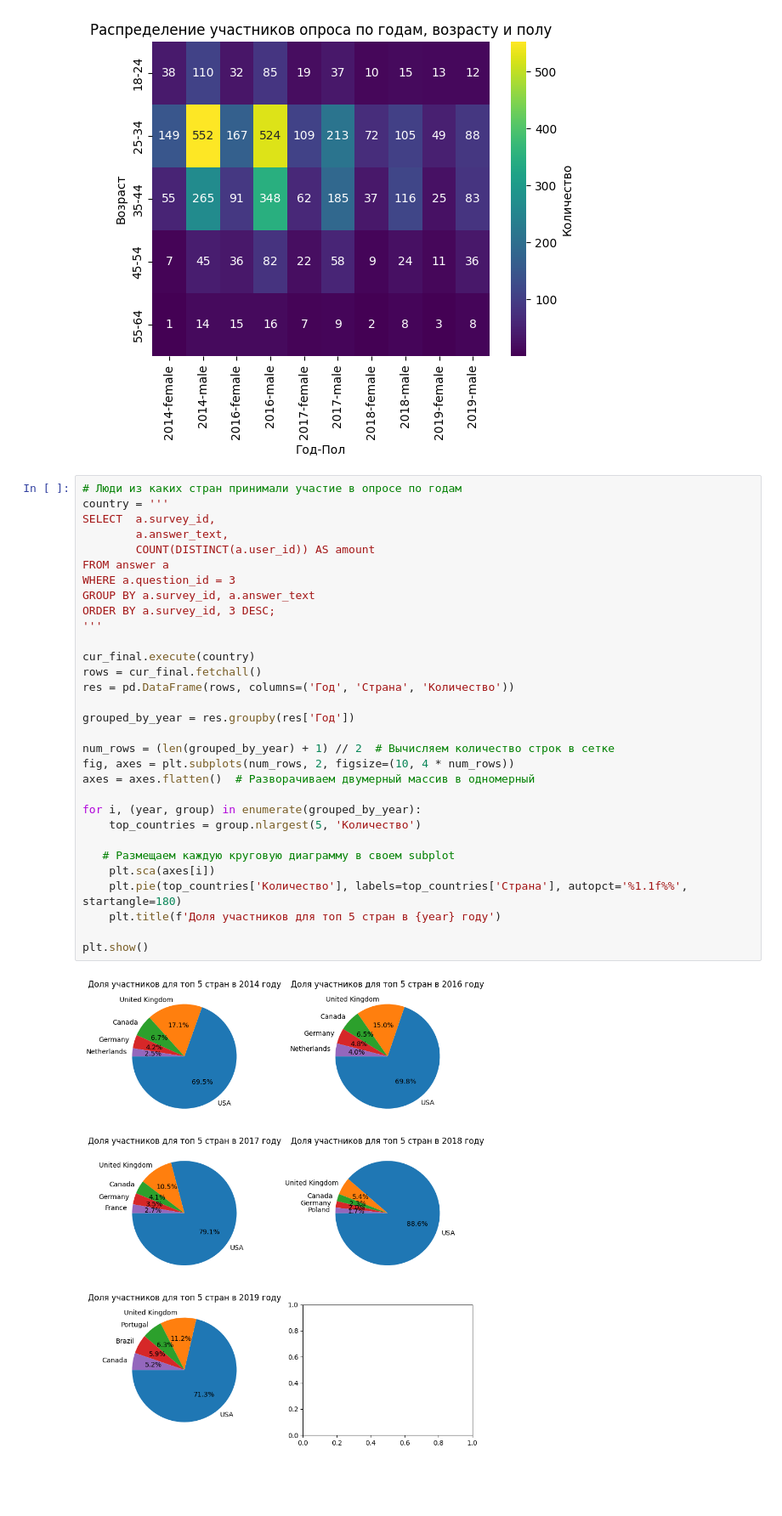
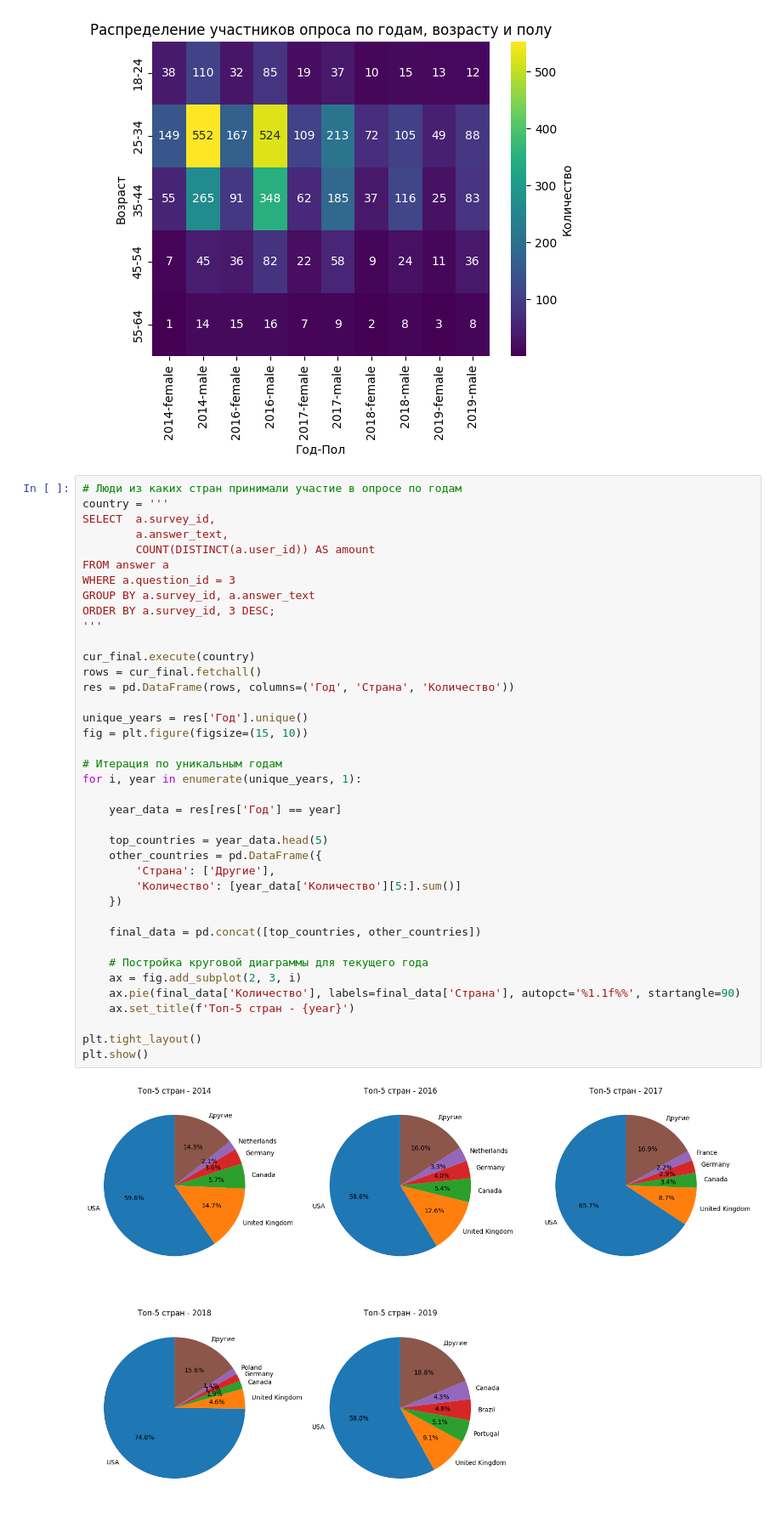
Before and after one commit to Feddlen/Analysing_Mental_Health_in_Tech, a Jupyter notebook: MentalHealthsSQL.ipynb, the cells around one changed output. Shown at 85% size. Saved outputs shown, nothing was run; the diff lists cells and outputs as text; blank space fills up the shorter version.

Commit message:
more graph

```diff
--- a/MentalHealthsSQL.ipynb
+++ b/MentalHealthsSQL.ipynb
@@ -335,36 +335,44 @@ plt.show()
 # %%
 # Люди из каких стран принимали участие в опросе по годам
 country = '''
 SELECT  a.survey_id,
 		a.answer_text,
 		COUNT(DISTINCT(a.user_id)) AS amount
 FROM answer a
 WHERE a.question_id = 3
 GROUP BY a.survey_id, a.answer_text
 ORDER BY a.survey_id, 3 DESC;
 '''
 
 cur_final.execute(country)
 rows = cur_final.fetchall()
 res = pd.DataFrame(rows, columns=('Год', 'Страна', 'Количество'))
 
-grouped_by_year = res.groupby(res['Год'])
+unique_years = res['Год'].unique()
+fig = plt.figure(figsize=(15, 10))
 
-num_rows = (len(grouped_by_year) + 1) // 2  # Вычисляем количество строк в сетке
-fig, axes = plt.subplots(num_rows, 2, figsize=(10, 4 * num_rows))
-axes = axes.flatten()  # Разворачиваем двумерный массив в одномерный
+# Итерация по уникальным годам
+for i, year in enumerate(unique_years, 1):
 
-for i, (year, group) in enumerate(grouped_by_year):
-    top_countries = group.nlargest(5, 'Количество')
+    year_data = res[res['Год'] == year]
 
-   # Размещаем каждую круговую диаграмму в своем subplot
-    plt.sca(axes[i])
-    plt.pie(top_countries['Количество'], labels=top_countries['Страна'], autopct='%1.1f%%', startangle=180)
-    plt.title(f'Доля участников для топ 5 стран в {year} году')
+    top_countries = year_data.head(5)
+    other_countries = pd.DataFrame({
+        'Страна': ['Другие'],
+        'Количество': [year_data['Количество'][5:].sum()]
+    })
 
+    final_data = pd.concat([top_countries, other_countries])
+
+    # Постройка круговой диаграммы для текущего года
+    ax = fig.add_subplot(2, 3, i)
+    ax.pie(final_data['Количество'], labels=final_data['Страна'], autopct='%1.1f%%', startangle=90)
+    ax.set_title(f'Топ-5 стран - {year}')
+
+plt.tight_layout()
 plt.show()
 # %% [output]
-[figure, old version]
+[figure, new version]
 # %%
 # Сколько процентов ответило что имеют псих заболевание
 have_disoreder = '''
```
Also changed, not shown: parts of 4 cells of this notebook, 1 other file.
